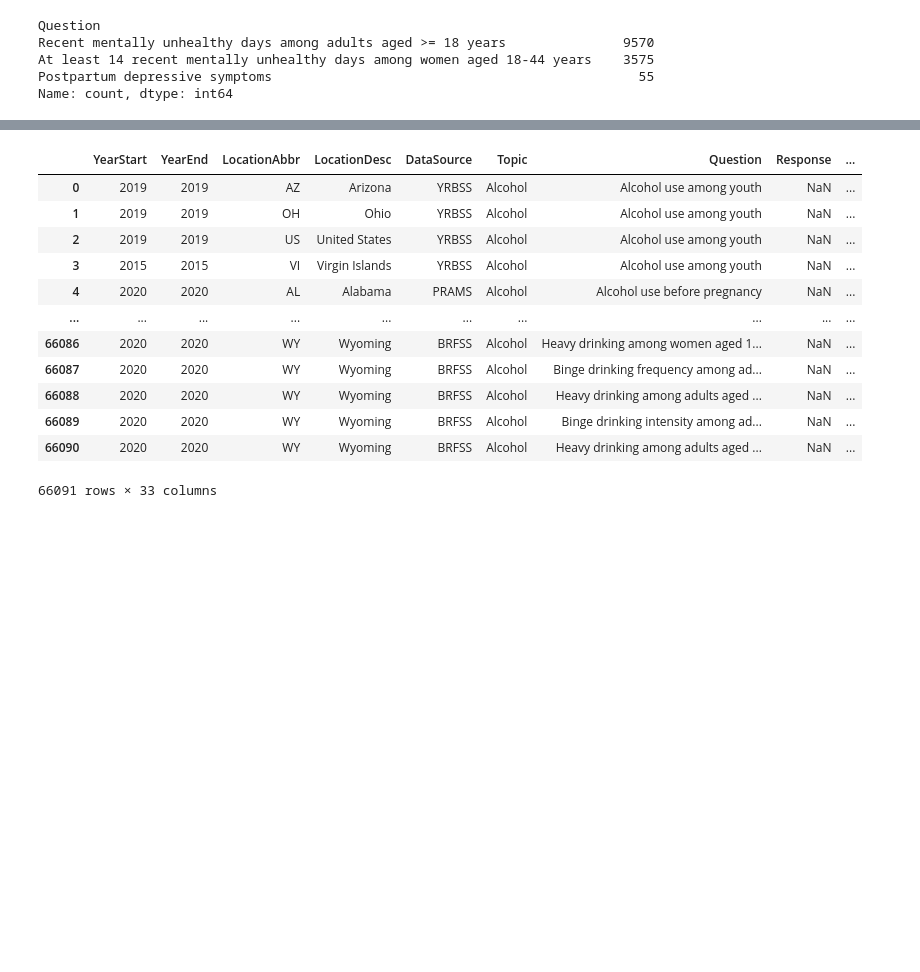
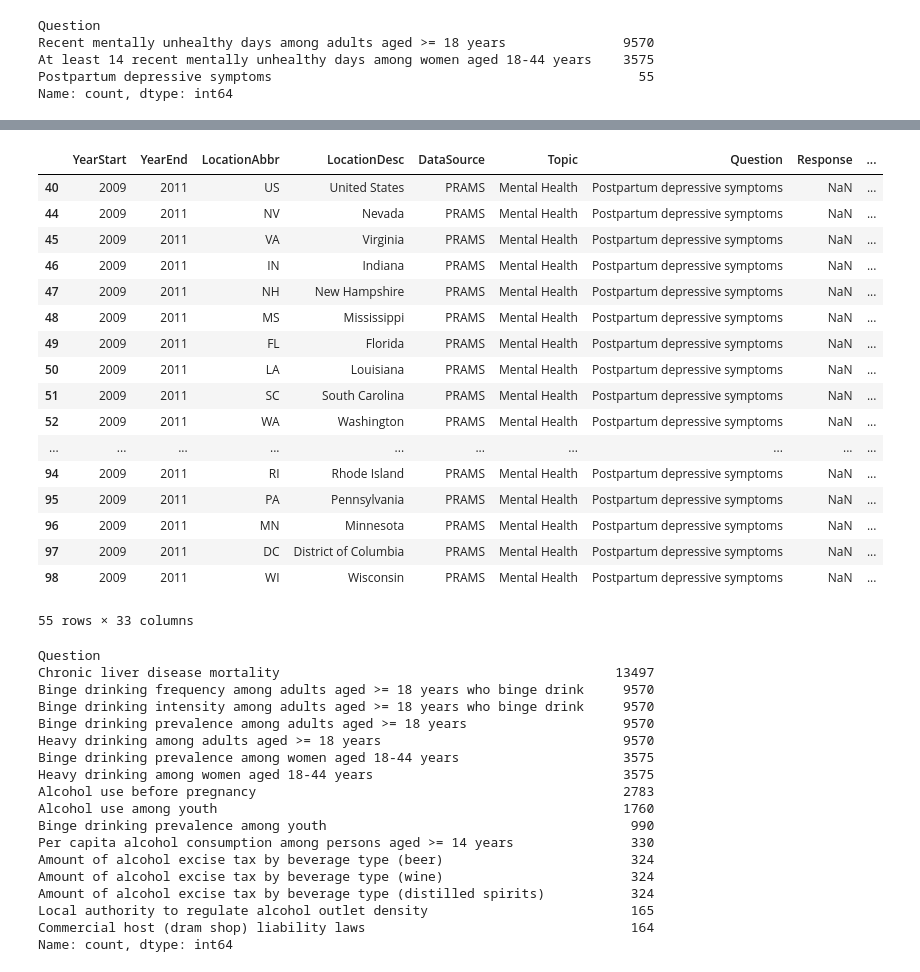
Before and after one commit to jrmcmill/618-project, a Jupyter notebook: JMproject-description.ipynb, the cells around one changed output, grey strips where cells are left out. Drawn from its saved outputs; the diff is of its cells as text; code cells hidden in the pictures; blank space fills up the shorter version.

```diff
--- a/JMproject-description.ipynb
+++ b/JMproject-description.ipynb
@@ -27,18 +70,44 @@ Name: count, dtype: int64
+# %%
+mental_health[mental_health.YearStart != mental_health.YearEnd]
+# %% [output]
+|  | YearStart | YearEnd | LocationAbbr | LocationDesc | DataSource | Topic | Question | Response | ... |
+| 40 | 2009 | 2011 | US | United States | PRAMS | Mental Health | Postpartum depressive symptoms | NaN | ... |
+| 44 | 2009 | 2011 | NV | Nevada | PRAMS | Mental Health | Postpartum depressive symptoms | NaN | ... |
+| 45 | 2009 | 2011 | VA | Virginia | PRAMS | Mental Health | Postpartum depressive symptoms | NaN | ... |
+| 46 | 2009 | 2011 | IN | Indiana | PRAMS | Mental Health | Postpartum depressive symptoms | NaN | ... |
+| 47 | 2009 | 2011 | NH | New Hampshire | PRAMS | Mental Health | Postpartum depressive symptoms | NaN | ... |
+| 48 | 2009 | 2011 | MS | Mississippi | PRAMS | Mental Health | Postpartum depressive symptoms | NaN | ... |
+| 49 | 2009 | 2011 | FL | Florida | PRAMS | Mental Health | Postpartum depressive symptoms | NaN | ... |
+| 50 | 2009 | 2011 | LA | Louisiana | PRAMS | Mental Health | Postpartum depressive symptoms | NaN | ... |
+| 51 | 2009 | 2011 | SC | South Carolina | PRAMS | Mental Health | Postpartum depressive symptoms | NaN | ... |
+| 52 | 2009 | 2011 | WA | Washington | PRAMS | Mental Health | Postpartum depressive symptoms | NaN | ... |
+| ... | ... | ... | ... | ... | ... | ... | ... | ... | ... |
+| 94 | 2009 | 2011 | RI | Rhode Island | PRAMS | Mental Health | Postpartum depressive symptoms | NaN | ... |
+| 95 | 2009 | 2011 | PA | Pennsylvania | PRAMS | Mental Health | Postpartum depressive symptoms | NaN | ... |
+| 96 | 2009 | 2011 | MN | Minnesota | PRAMS | Mental Health | Postpartum depressive symptoms | NaN | ... |
+| 97 | 2009 | 2011 | DC | District of Columbia | PRAMS | Mental Health | Postpartum depressive symptoms | NaN | ... |
+| 98 | 2009 | 2011 | WI | Wisconsin | PRAMS | Mental Health | Postpartum depressive symptoms | NaN | ... |
+55 rows × 33 columns
 # %%
 alcohol = pd.read_csv('data/U.S._Chronic_Disease_Indicators__Alcohol_20240217.csv')
 # %%
-alcohol
+alcohol.Question.value_counts()
 # %% [output]
-|  | YearStart | YearEnd | LocationAbbr | LocationDesc | DataSource | Topic | Question | Response | ... |
-| 0 | 2019 | 2019 | AZ | Arizona | YRBSS | Alcohol | Alcohol use among youth | NaN | ... |
-| 1 | 2019 | 2019 | OH | Ohio | YRBSS | Alcohol | Alcohol use among youth | NaN | ... |
-| 2 | 2019 | 2019 | US | United States | YRBSS | Alcohol | Alcohol use among youth | NaN | ... |
-| 3 | 2015 | 2015 | VI | Virgin Islands | YRBSS | Alcohol | Alcohol use among youth | NaN | ... |
-| 4 | 2020 | 2020 | AL | Alabama | PRAMS | Alcohol | Alcohol use before pregnancy | NaN | ... |
-| ... | ... | ... | ... | ... | ... | ... | ... | ... | ... |
-| 66086 | 2020 | 2020 | WY | Wyoming | BRFSS | Alcohol | Heavy drinking among women aged 1... | NaN | ... |
-| 66087 | 2020 | 2020 | WY | Wyoming | BRFSS | Alcohol | Binge drinking frequency among ad... | NaN | ... |
-| 66088 | 2020 | 2020 | WY | Wyoming | BRFSS | Alcohol | Heavy drinking among adults aged ... | NaN | ... |
-| 66089 | 2020 | 2020 | WY | Wyoming | BRFSS | Alcohol | Binge drinking intensity among ad... | NaN | ... |
-| 66090 | 2020 | 2020 | WY | Wyoming | BRFSS | Alcohol | Heavy drinking among adults aged ... | NaN | ... |
-66091 rows × 33 columns
+Question
+Chronic liver disease mortality                                           13497
+Binge drinking frequency among adults aged >= 18 years who binge drink     9570
+Binge drinking intensity among adults aged >= 18 years who binge drink     9570
+Binge drinking prevalence among adults aged >= 18 years                    9570
+Heavy drinking among adults aged >= 18 years                               9570
+Binge drinking prevalence among women aged 18-44 years                     3575
+Heavy drinking among women aged 18-44 years                                3575
+Alcohol use before pregnancy                                               2783
+Alcohol use among youth                                                    1760
+Binge drinking prevalence among youth                                       990
+Per capita alcohol consumption among persons aged >= 14 years               330
+Amount of alcohol excise tax by beverage type (beer)                        324
+Amount of alcohol excise tax by beverage type (wine)                        324
+Amount of alcohol excise tax by beverage type (distilled spirits)           324
+Local authority to regulate alcohol outlet density                          165
+Commercial host (dram shop) liability laws                                  164
+Name: count, dtype: int64
```
Also changed, not shown: parts of 8 cells of this notebook, 1 other file.
